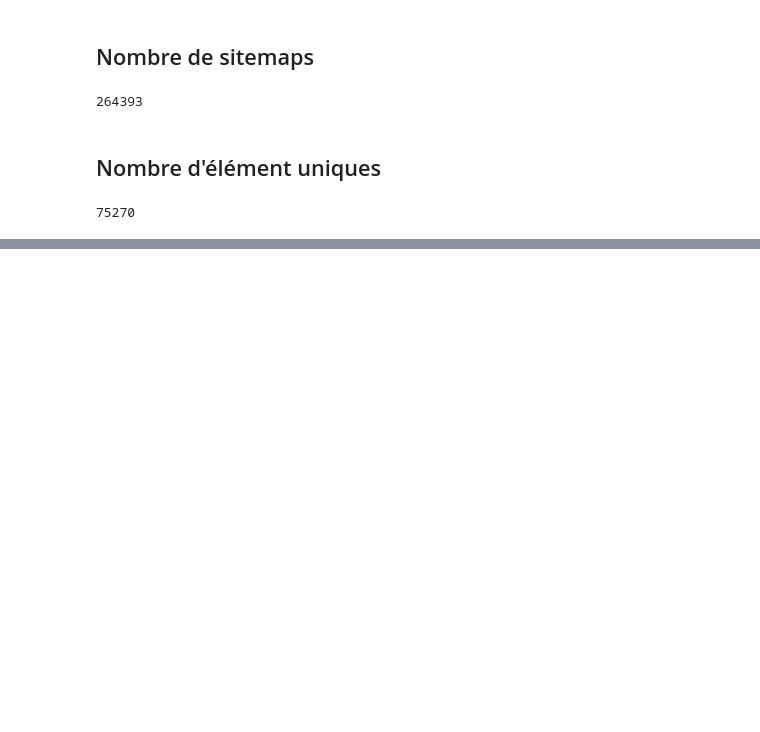
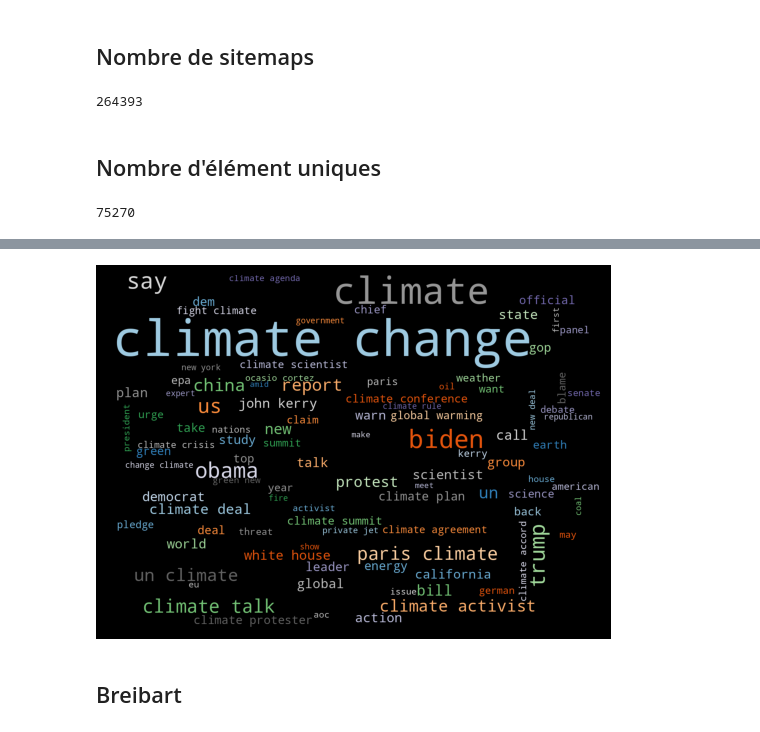
Before and after one commit to PatrickLperso/Suivi_de_narratives, a Jupyter notebook: Analysis_mongo.ipynb, the cells around one changed output, grey strips where cells are left out. Saved outputs shown, nothing was run; the diff lists cells and outputs as text; code cells hidden in the pictures; blank space fills up the shorter version.

```diff
--- a/Analysis_mongo.ipynb
+++ b/Analysis_mongo.ipynb
@@ -165,6 +189,20 @@ values = list(df_tree.loc[:, "count"]),
 branchvalues="total"
 )
 )
+# %%
+figure, axes = plt.subplots(1, 1, facecolor='k')
+
+stop_words = set(stopwords.words('english'))
+flat_list_word = [ x.lower() for xs in list(df_tree.loc[:, 1].apply(lambda x:x.split("-"))) for x in xs if x not in stop_words and len(x)!=1]
+
+wordcloud = WordCloud(max_words = 100, width=1400, height=1000,  colormap='tab20c').generate(" ".join(flat_list_word))
+axes.imshow(wordcloud)
+axes.axis("off")
+plt.show()
+# %% [output]
+[figure, added]
+# %% [markdown]
+## Breibart
 # %%
 liste_site_web=['https://www.breitbart.com/']
 
```
Also changed, not shown: parts of 4 cells of this notebook.
